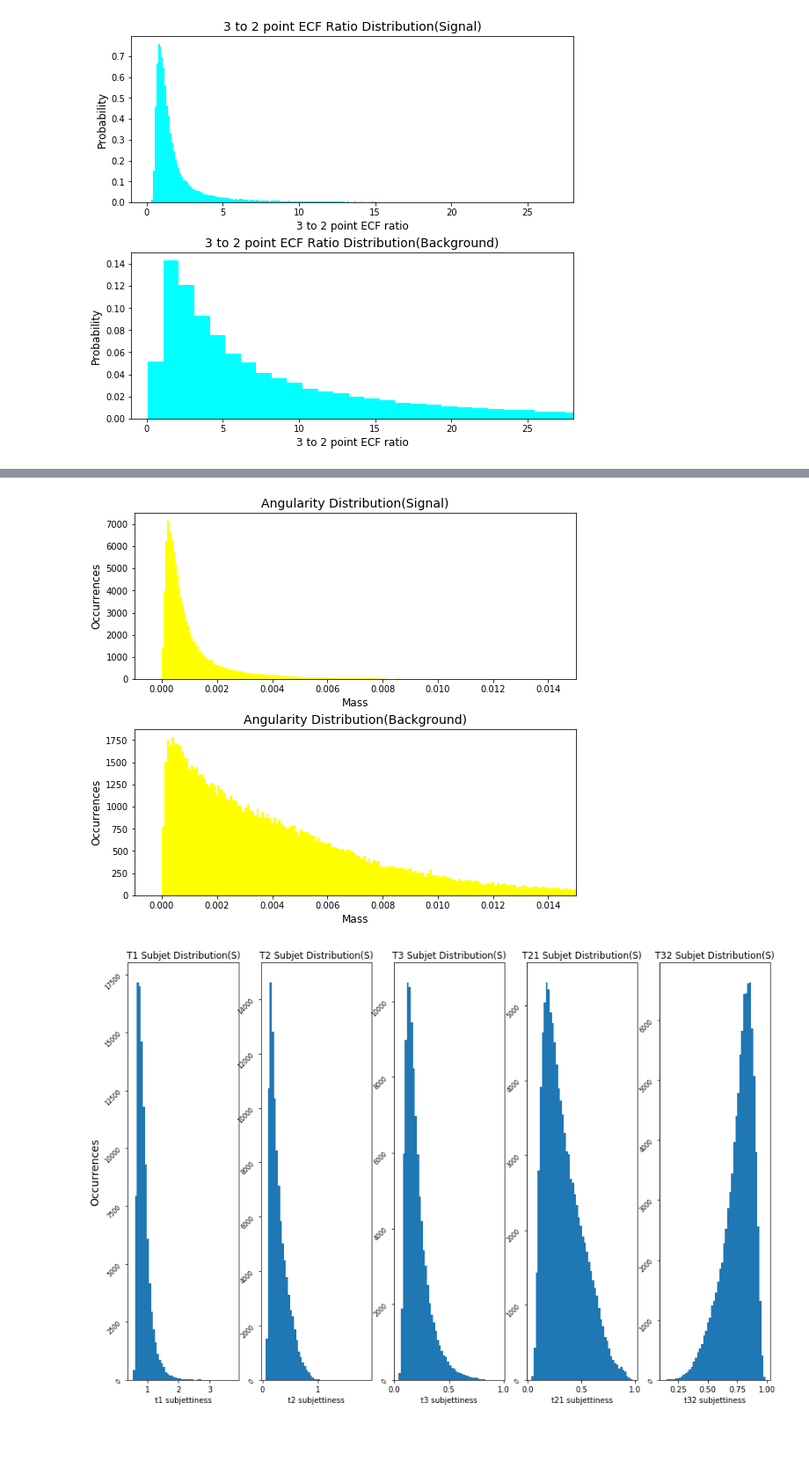
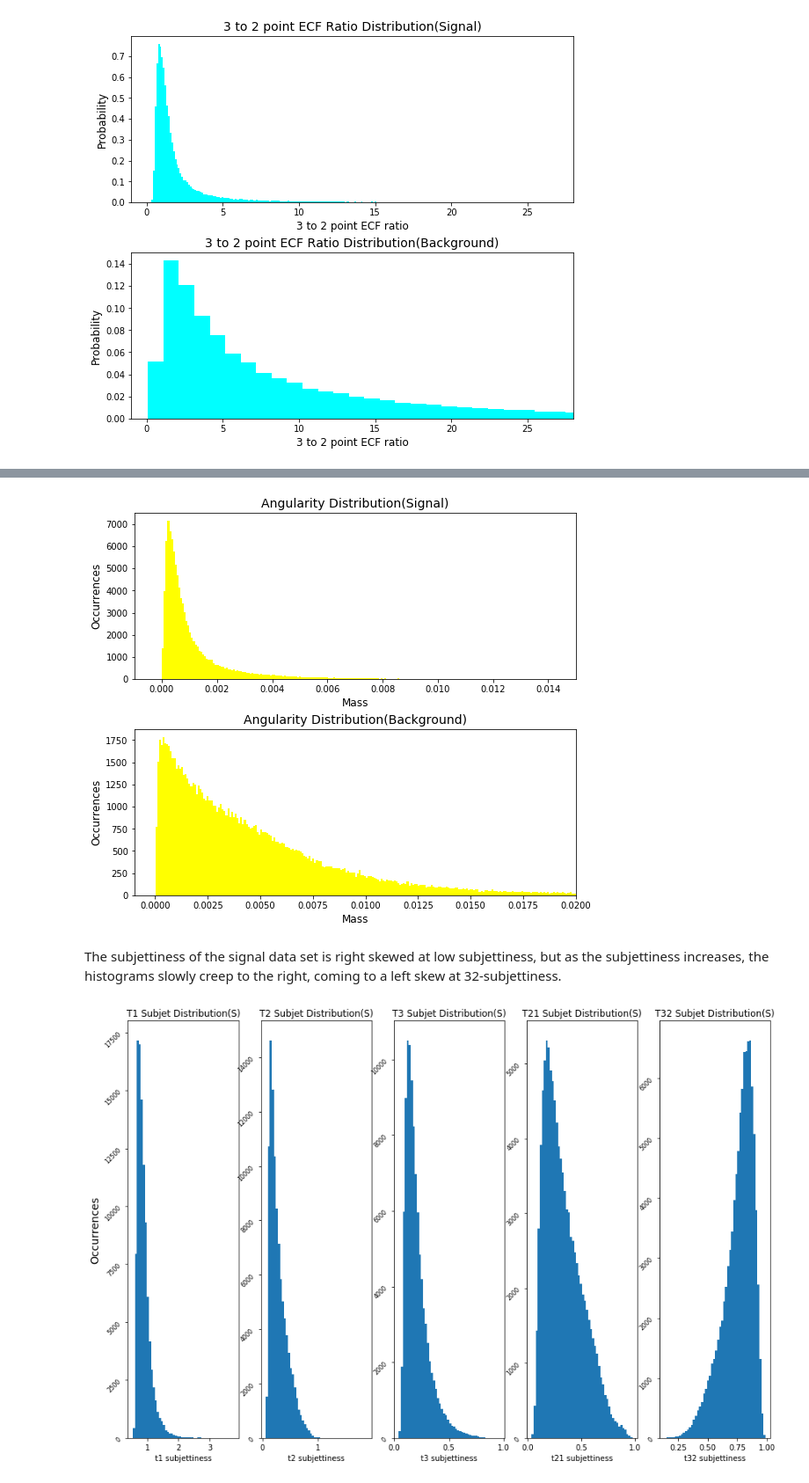
Before and after one commit to IgorBanin/Phys434, a Jupyter notebook: lab5.ipynb, the cells around one changed output, grey strips where cells are left out. Shown: that part at 88% size. Drawn from its saved outputs; the diff is of its cells as text; code cells hidden in the pictures; blank space fills up the shorter version.

```diff
--- a/lab5.ipynb
+++ b/lab5.ipynb
@@ -242,27 +255,29 @@ plt.show()
 # %%
 #angularity(tau) - Specific orientation of one feature to another at a referenced angle.
 
 plt.rcParams["figure.figsize"] = (9,8)
 
 bins = 500
 
 plt.subplot(2,1,1)
 plt.hist(higgs['angularity'][:], bins, color = 'yellow', histtype = 'bar')
 plt.xlabel('Mass', fontsize=12)
 plt.xlim(-0.001,0.015)
 plt.ylabel('Occurrences', fontsize=12)
 plt.title('Angularity Distribution(Signal)', fontsize=14)
 
 plt.subplot(2,1,2)
 plt.subplots_adjust(hspace=0.3)
 plt.hist(qcd['angularity'][:], bins, color = 'yellow', histtype = 'bar')
 plt.xlabel('Mass', fontsize=12)
-plt.xlim(-0.001,0.015)
+plt.xlim(-0.001,0.020)
 plt.ylabel('Occurrences', fontsize=12)
 plt.title('Angularity Distribution(Background)', fontsize=14)
 plt.show()
 # %% [output]
-[figure, old version]
+[figure, new version]
+# %% [markdown]
+The subjettiness of the signal data set is right skewed at low subjettiness, but as the subjettiness increases, the histograms slowly creep to the right, coming to a left skew at 32-subjettiness.
 # %%
 #N- subjettiness - a jet shape designed to identify boosted hadronic objects such as top quarks. Given N subjet axes within a jet, N-subjettiness sums the angular distances of jet constituents to their nearest subjet axis.
 #t1 - 1-subjettiness
```
Also changed, not shown: parts of 12 cells of this notebook, 1 other file.
